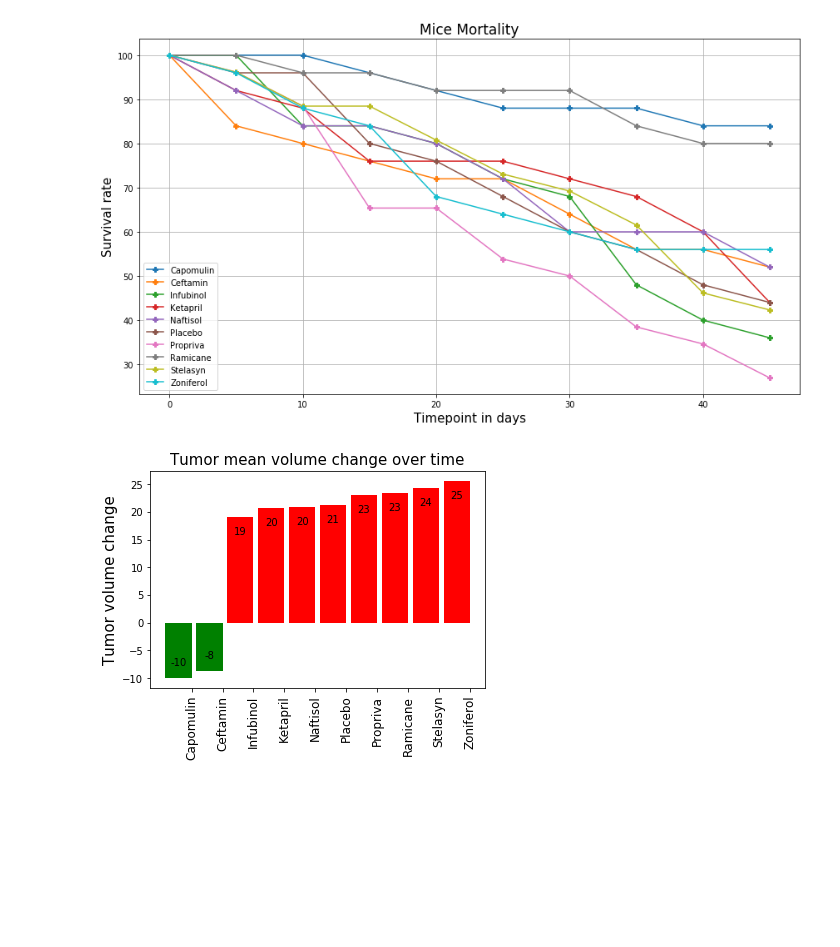
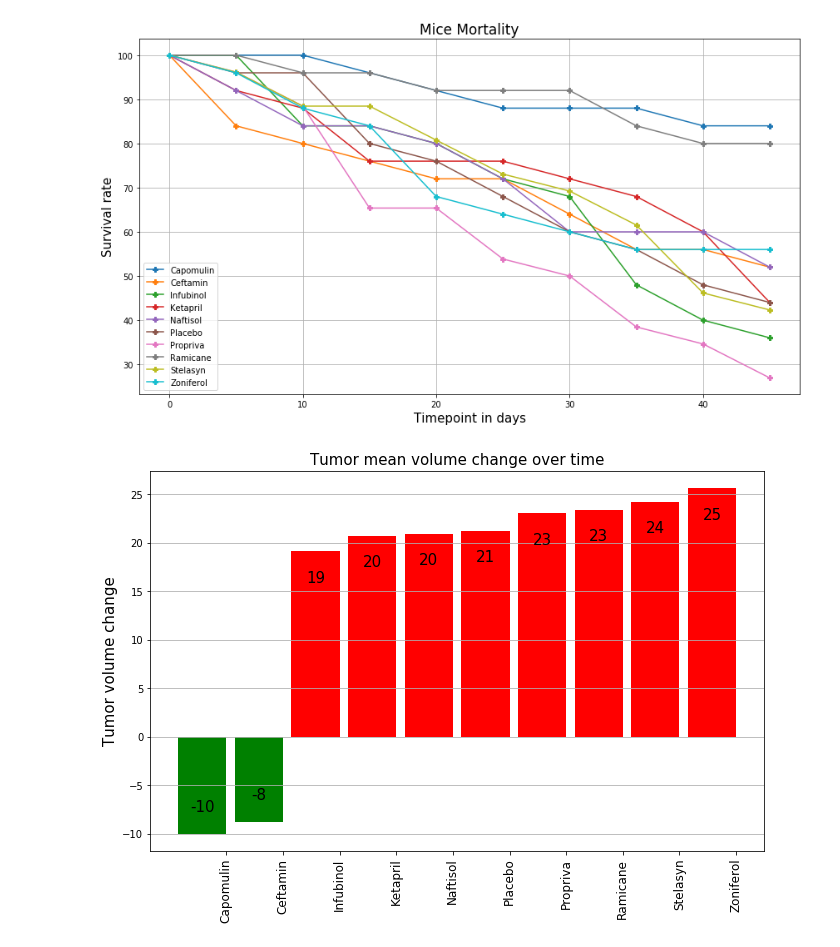
Before and after one commit to hvannia/Pymaceutical, a Jupyter notebook: pymaceuticals.ipynb, the cells around one changed output. Drawn from its saved outputs; the diff is of its cells as text; code cells hidden in the pictures; blank space fills up the shorter version.

```diff
--- a/pymaceuticals.ipynb
+++ b/pymaceuticals.ipynb
@@ -199,17 +199,18 @@ def autolabel(rects, ax):
             label_position = height - (y_height * 0.09)
         else:
             label_position = height + (y_height * 0.05)
-        ax.text(rect.get_x() + rect.get_width()/2., label_position,'%d' % int(height), ha='center', va='bottom')
+        ax.text(rect.get_x() + rect.get_width()/2., label_position,'%d' % int(height), ha='center', va='bottom' ,fontsize=15)
 # %%
-fig, ax = plt.subplots()
+fig, ax = plt.subplots(figsize=(11, 7))
 changeBars = ax.bar(ind, sortedchange, width, color=colors )
 ax.set_ylabel('Tumor volume change', fontsize=15)
 ax.set_title('Tumor mean volume change over time', fontsize=15)
 ax.set_xticks(ind + width / 2)
 autolabel(changeBars,ax)
+ax.yaxis.grid()
 ax.set_xticklabels(aggTVdf['Drug'].unique())
 plt.xticks(rotation=90,fontsize=12)
 plt.savefig("Images/TumorVolChange.png")
 plt.show()
 # %% [output]
-[figure, old version]
+[figure, new version]
```
